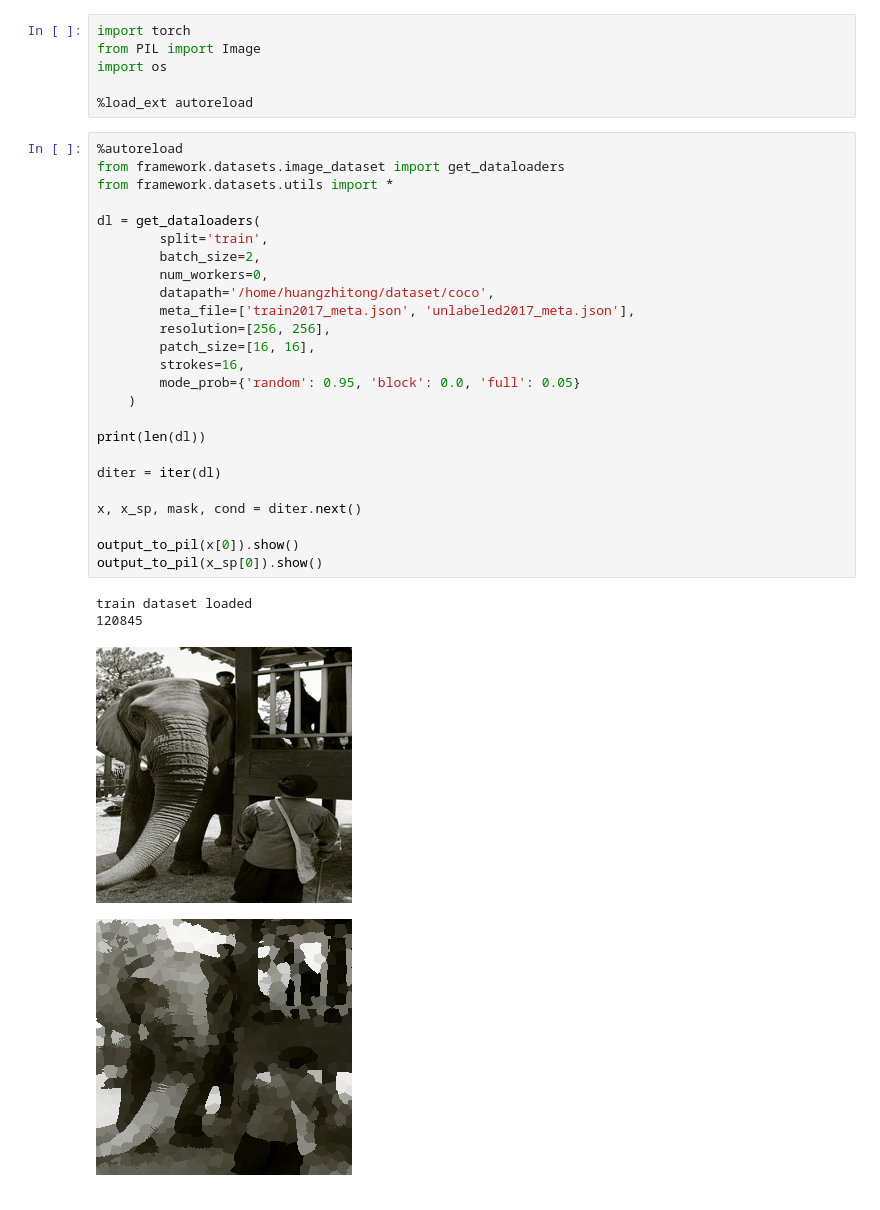
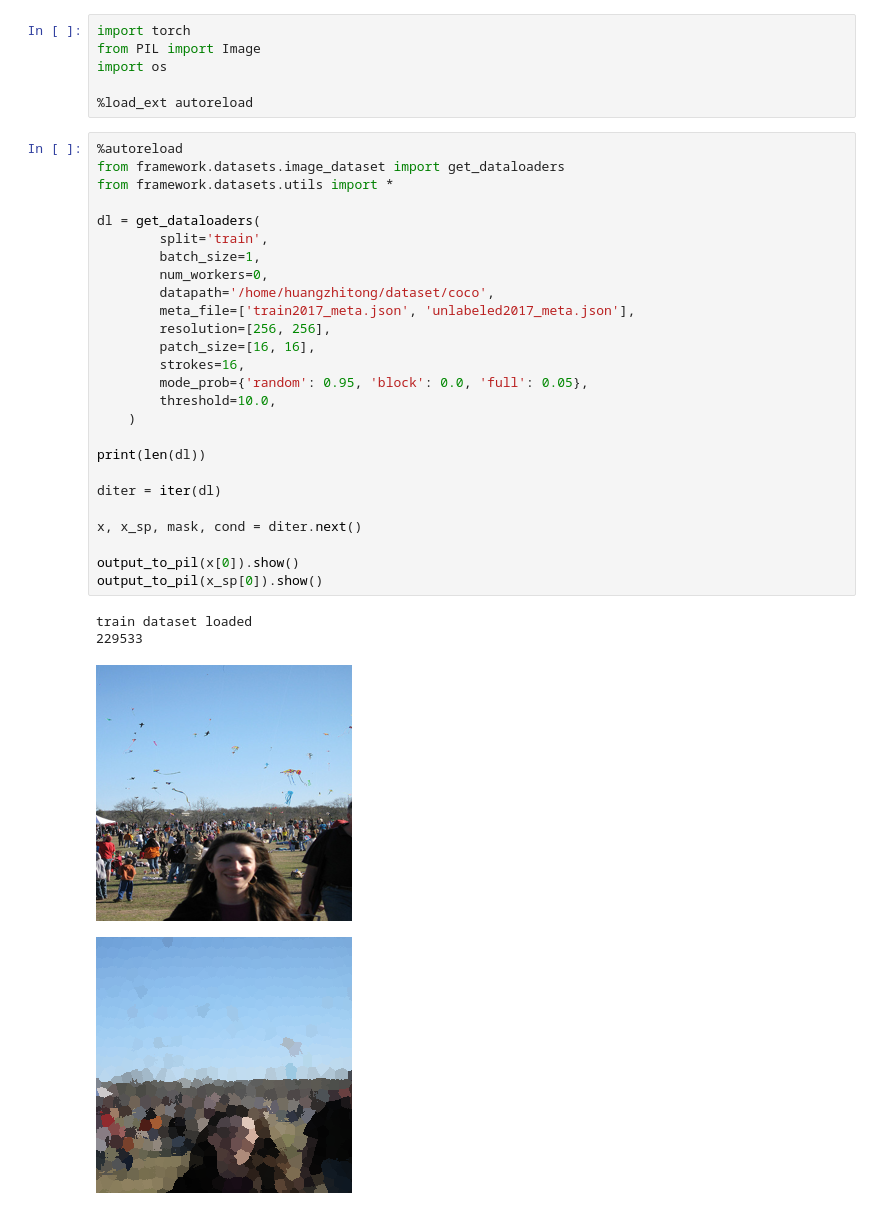
Before and after one commit to luckyhzt/unicolor, a Jupyter notebook: test.ipynb, the cells around one changed output. Cells and saved outputs as stored; diff of their text form.

```diff
--- a/test.ipynb
+++ b/test.ipynb
@@ -7,30 +7,31 @@ import os
 # %%
 %autoreload
 from framework.datasets.image_dataset import get_dataloaders
 from framework.datasets.utils import *
 
 dl = get_dataloaders(
         split='train',
-        batch_size=2,
+        batch_size=1,
         num_workers=0,
         datapath='/home/huangzhitong/dataset/coco',
         meta_file=['train2017_meta.json', 'unlabeled2017_meta.json'],
         resolution=[256, 256],
         patch_size=[16, 16],
         strokes=16,
-        mode_prob={'random': 0.95, 'block': 0.0, 'full': 0.05}
+        mode_prob={'random': 0.95, 'block': 0.0, 'full': 0.05},
+        threshold=10.0,
     )
 
 print(len(dl))
 
 diter = iter(dl)
 
 x, x_sp, mask, cond = diter.next()
 
 output_to_pil(x[0]).show()
 output_to_pil(x_sp[0]).show()
 # %% [output]
 train dataset loaded
-120845
+229533
-[figure, old version]
+[figure, new version]
-[figure, old version]
+[figure, new version]
```
Also changed, not shown: 1 other file.
